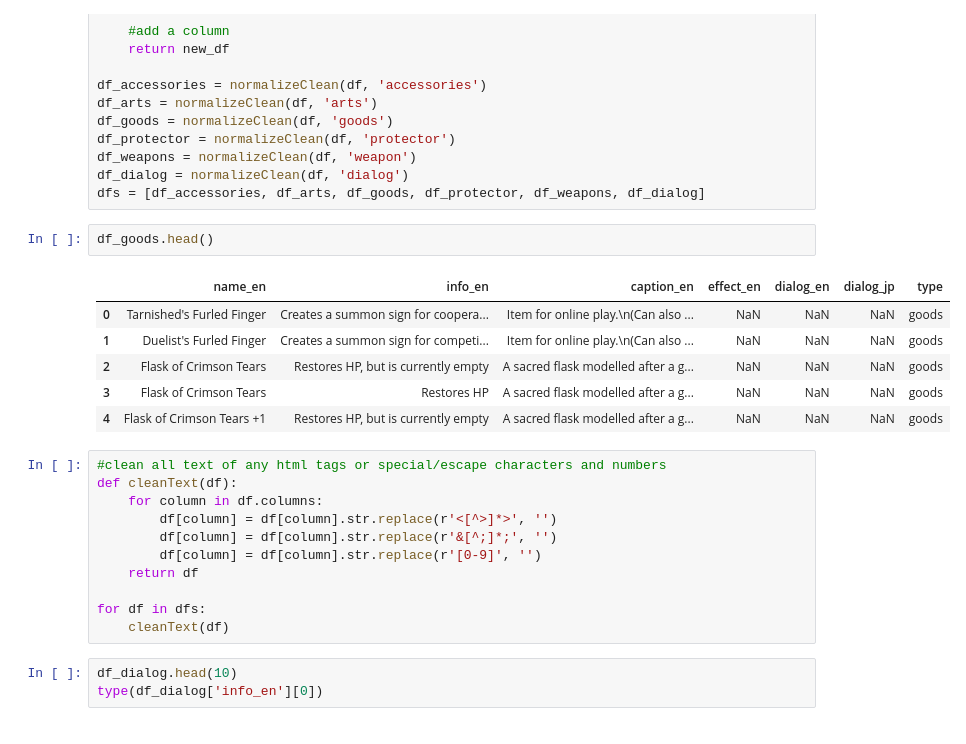
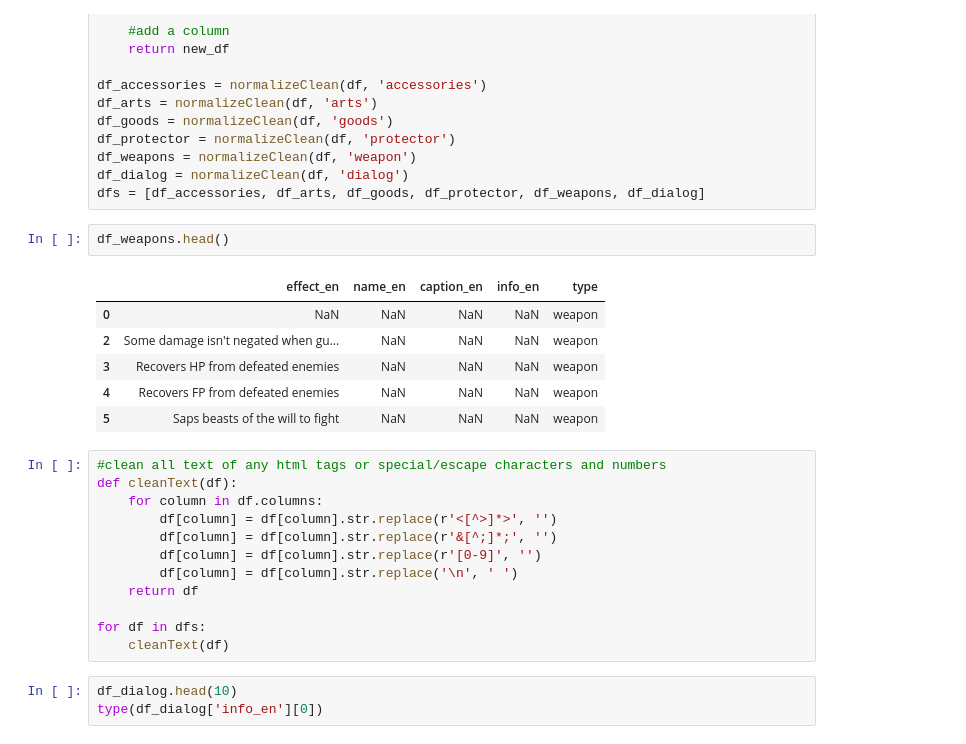
Before and after one commit to divygobi/ER-lore-bot, a Jupyter notebook: data_processing/ERText.ipynb, the cells around one changed output. Saved outputs shown, nothing was run; the diff lists cells and outputs as text.

```diff
--- a/data_processing/ERText.ipynb
+++ b/data_processing/ERText.ipynb
@@ -45,14 +54,14 @@ df_weapons = normalizeClean(df, 'weapon')
 df_dialog = normalizeClean(df, 'dialog')
 dfs = [df_accessories, df_arts, df_goods, df_protector, df_weapons, df_dialog]
 # %%
-df_goods.head()
+df_weapons.head()
 # %% [output]
-|  | name_en | info_en | caption_en | effect_en | dialog_en | dialog_jp | type |
-| 0 | Tarnished's Furled Finger | Creates a summon sign for coopera... | Item for online play.\n(Can also ... | NaN | NaN | NaN | goods |
-| 1 | Duelist's Furled Finger | Creates a summon sign for competi... | Item for online play.\n(Can also ... | NaN | NaN | NaN | goods |
-| 2 | Flask of Crimson Tears | Restores HP, but is currently empty | A sacred flask modelled after a g... | NaN | NaN | NaN | goods |
-| 3 | Flask of Crimson Tears | Restores HP | A sacred flask modelled after a g... | NaN | NaN | NaN | goods |
-| 4 | Flask of Crimson Tears +1 | Restores HP, but is currently empty | A sacred flask modelled after a g... | NaN | NaN | NaN | goods |
+|  | effect_en | name_en | caption_en | info_en | type |
+| 0 | NaN | NaN | NaN | NaN | weapon |
+| 2 | Some damage isn't negated when gu... | NaN | NaN | NaN | weapon |
+| 3 | Recovers HP from defeated enemies | NaN | NaN | NaN | weapon |
+| 4 | Recovers FP from defeated enemies | NaN | NaN | NaN | weapon |
+| 5 | Saps beasts of the will to fight | NaN | NaN | NaN | weapon |
 # %%
 #clean all text of any html tags or special/escape characters and numbers
 def cleanText(df):
@@ -60,6 +69,7 @@ def cleanText(df):
         df[column] = df[column].str.replace(r'<[^>]*>', '')
         df[column] = df[column].str.replace(r'&[^;]*;', '')
         df[column] = df[column].str.replace(r'[0-9]', '')
+        df[column] = df[column].str.replace('\n', ' ')
     return df
 
 for df in dfs:
```
Also changed, not shown: parts of 3 cells of this notebook, 4 other files.
